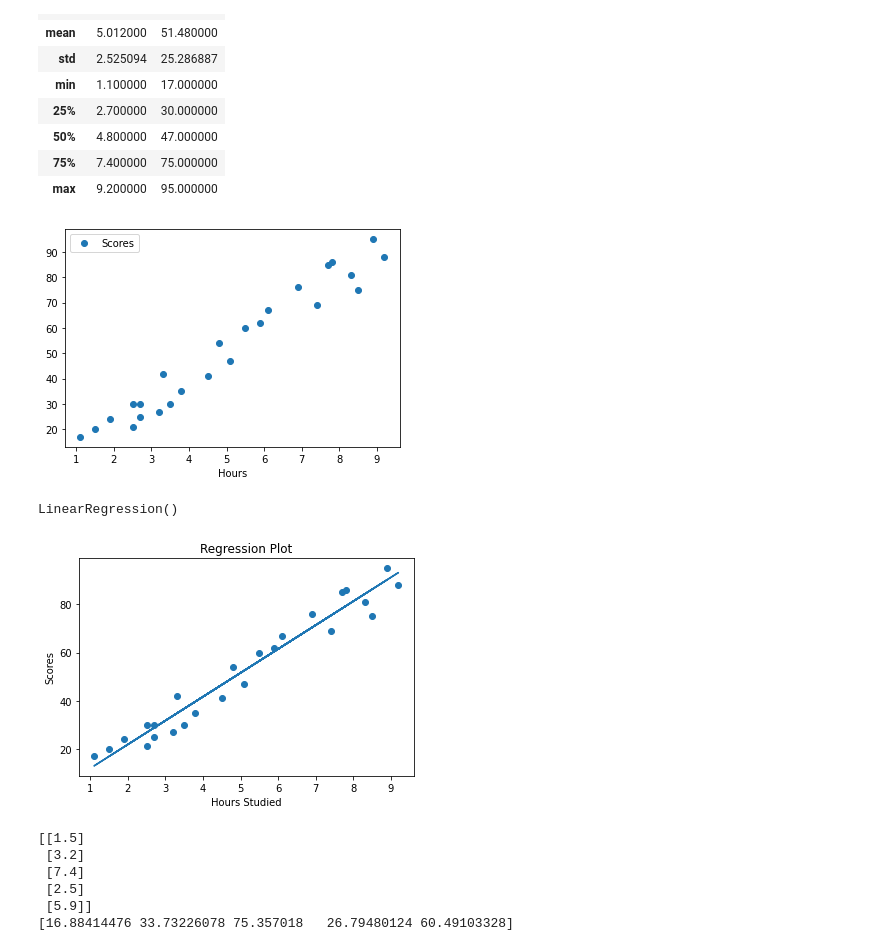
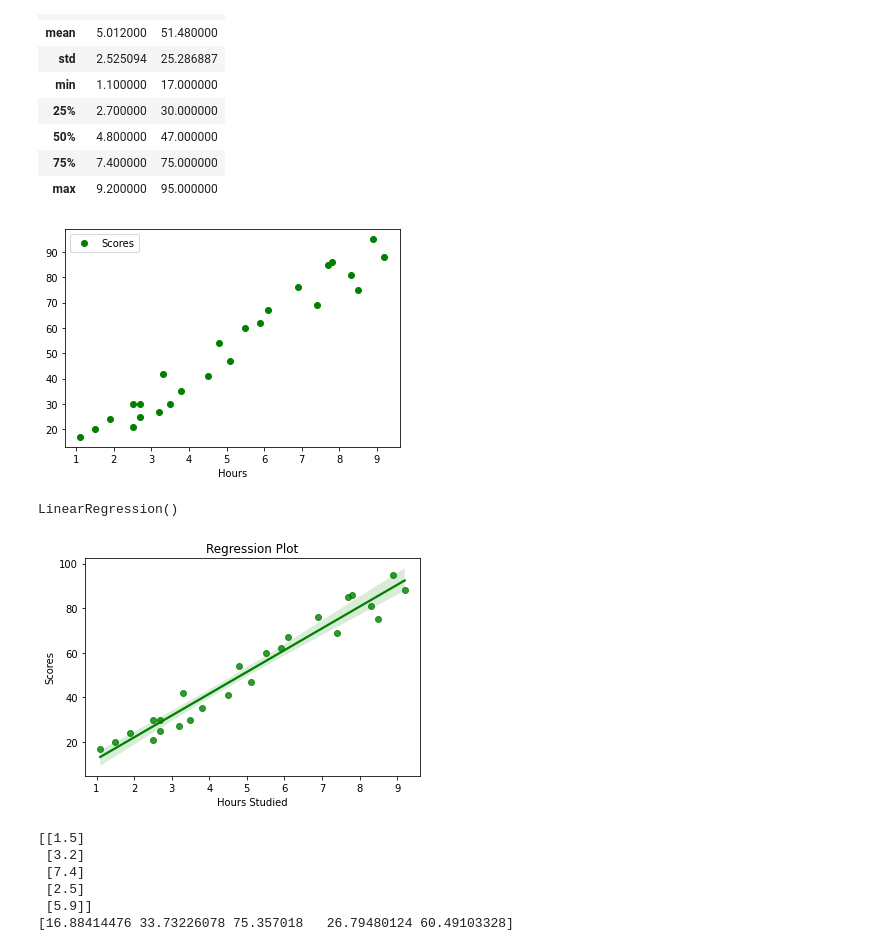
Before and after one commit to yossrlouati/task1-prediction-using-supervised-ML, a Jupyter notebook: Task1_SupervisedML.ipynb, the cells around one changed output. Saved outputs shown, nothing was run; the diff lists cells and outputs as text; code cells hidden in the pictures.

```diff
--- a/Task1_SupervisedML.ipynb
+++ b/Task1_SupervisedML.ipynb
@@ -33,10 +33,10 @@ data.describe()
 | max | 9.200000 | 95.000000 |
 # %%
 #Plotting
-data.plot(x='Hours' , y='Scores' , style='o')
+data.plot(x='Hours' , y='Scores' , style='o',color="green")
 plt.show()
 # %% [output]
-[figure, old version]
+[figure, new version]
 # %%
 X=data[['Hours']]
 y=data['Scores']
@@ -54,15 +54,14 @@ model.fit(X_train.values, y_train)
 LinearRegression()
 # %%
 #Plotting the regression line
-regl = model.coef_*X+model.intercept_
+import seaborn as sns
+sns.regplot(x= data['Hours'], y= data['Scores'],color="green")
 plt.title('Regression Plot')
-plt.scatter(X,y)
-plt.plot(X,regl)
 plt.ylabel('Scores')
 plt.xlabel('Hours Studied')
 plt.show()
 # %% [output]
-[figure, old version]
+[figure, new version]
 # %%
 #testing
 y_predict=model.predict(X_test.values)
```
